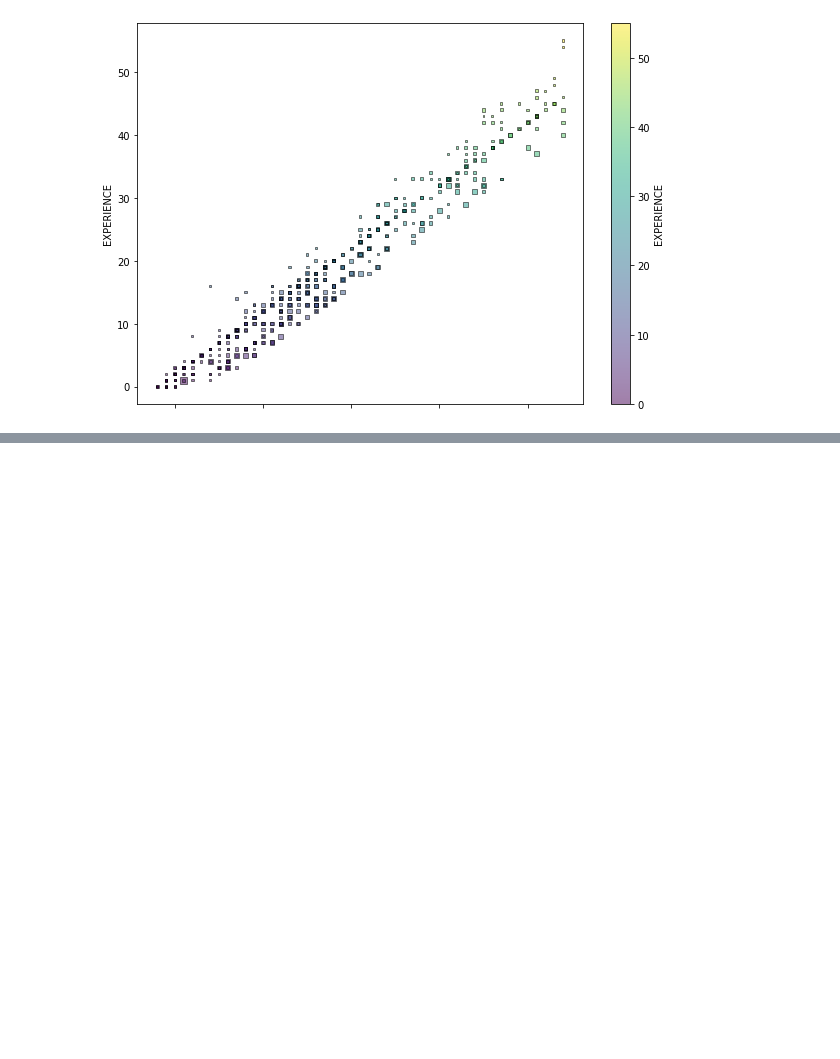
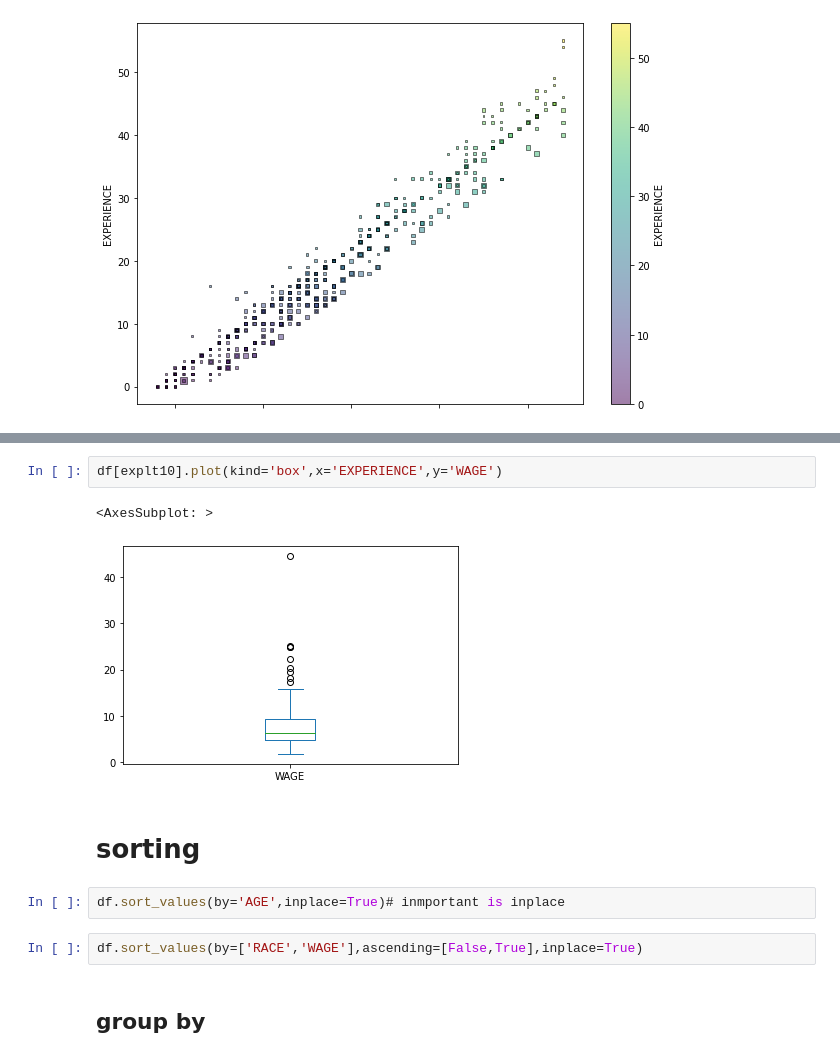
Before and after one commit to Shalini-118/python-digipodium, a Jupyter notebook: data science/data_analysis3.ipynb, the cells around one changed output, grey strips where cells are left out. Saved outputs shown, nothing was run; the diff lists cells and outputs as text; blank space fills up the shorter version.

```diff
--- a/data science/data_analysis3.ipynb
+++ b/data science/data_analysis3.ipynb
@@ -73,0 +164,13 @@ df.plot(kind='scatter',x='AGE',y='EXPERIENCE',alpha=0.5,c='EXPERIENCE',cmap='vir
+# %%
+df[explt10].plot(kind='box',x='EXPERIENCE',y='WAGE')
+# %% [output]
+<AxesSubplot: >
+[figure, added]
+# %% [markdown]
+# sorting
+# %%
+df.sort_values(by='AGE',inplace=True)# inmportant is inplace
+# %%
+df.sort_values(by=['RACE','WAGE'],ascending=[False,True],inplace=True)
+# %% [markdown]
+## group by
```
Also changed, not shown: parts of 15 cells of this notebook, 5 other files.
